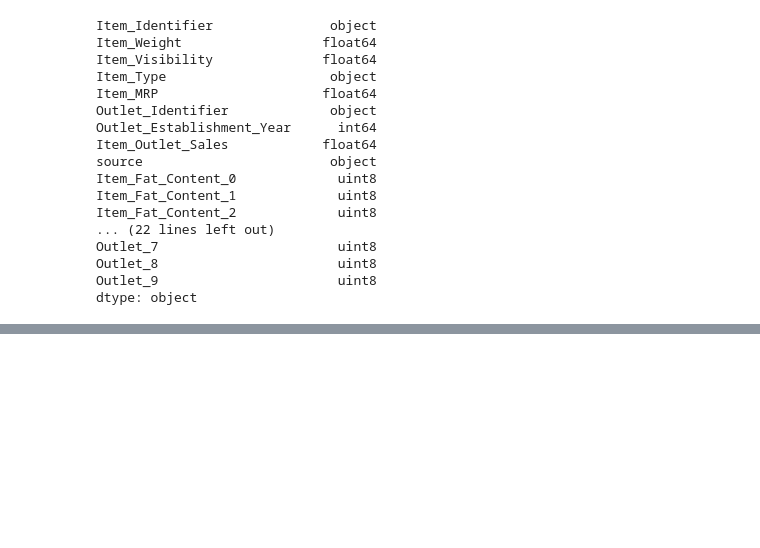
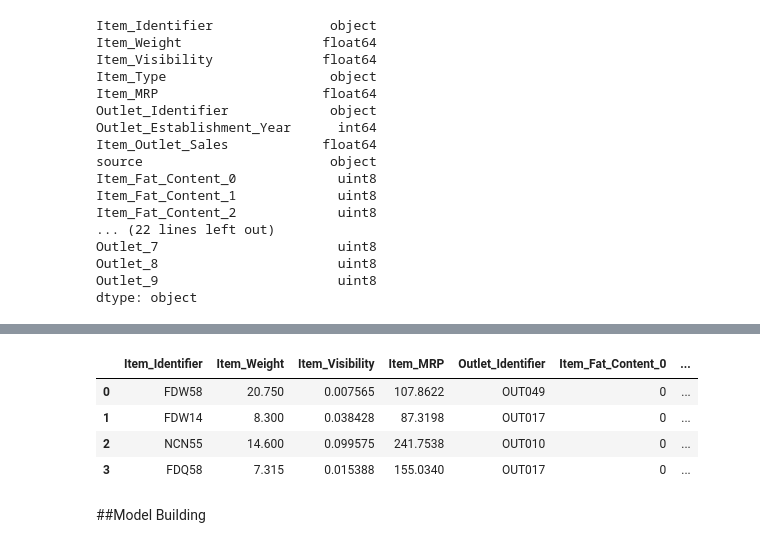
Before and after one commit to faria98/BigMart_Sales_Prediction, a Jupyter notebook: BigMart_predict.ipynb, the cells around one changed output, grey strips where cells are left out. Cells and saved outputs as stored; diff of their text form; code cells hidden in the pictures; blank space fills up the shorter version.

```diff
--- a/BigMart_predict.ipynb
+++ b/BigMart_predict.ipynb
@@ -391,0 +499,10 @@ dtype: object
+# %%
+test_n.head(4)
+# %% [output]
+|  | Item_Identifier | Item_Weight | Item_Visibility | Item_MRP | Outlet_Identifier | Item_Fat_Content_0 | ... |
+| 0 | FDW58 | 20.750 | 0.007565 | 107.8622 | OUT049 | 0 | ... |
+| 1 | FDW14 | 8.300 | 0.038428 | 87.3198 | OUT017 | 0 | ... |
+| 2 | NCN55 | 14.600 | 0.099575 | 241.7538 | OUT010 | 0 | ... |
+| 3 | FDQ58 | 7.315 | 0.015388 | 155.0340 | OUT017 | 0 | ... |
+# %% [markdown]
+##Model Building
```
Also changed, not shown: parts of 10 cells of this notebook.
